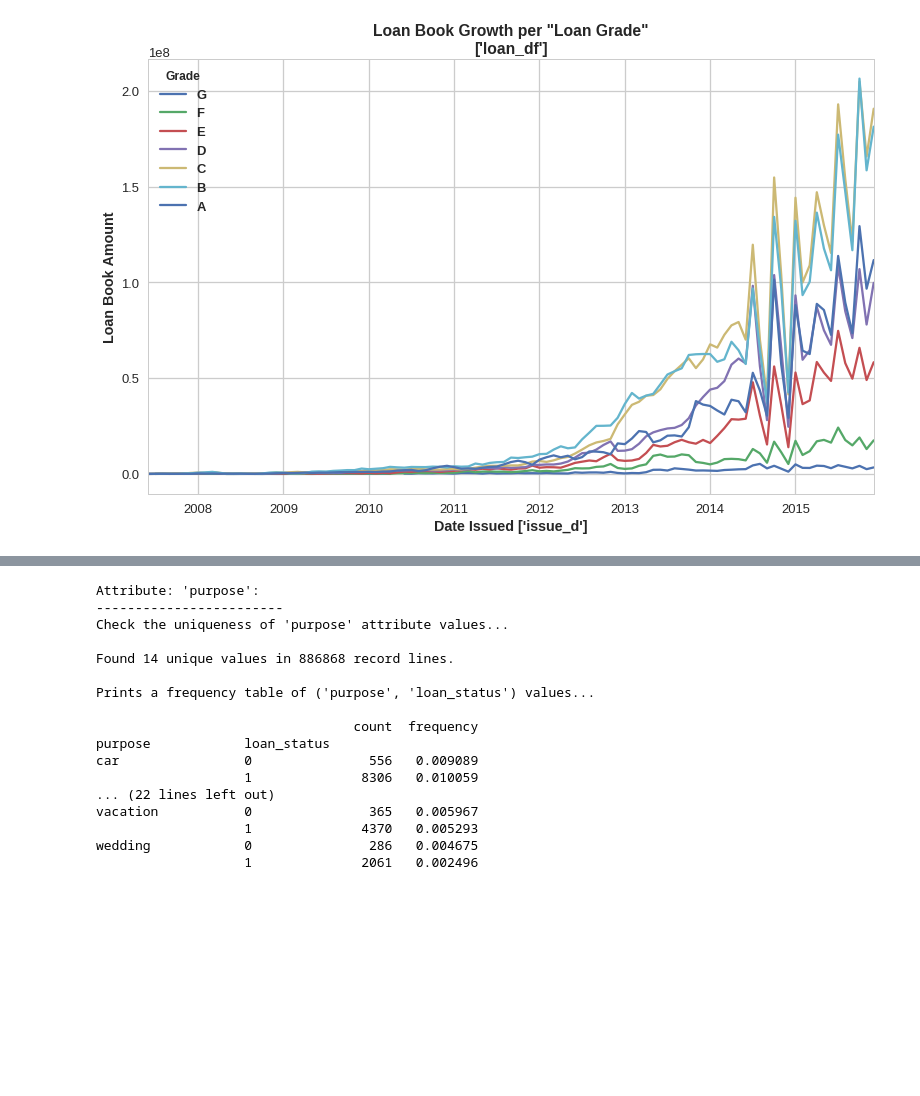
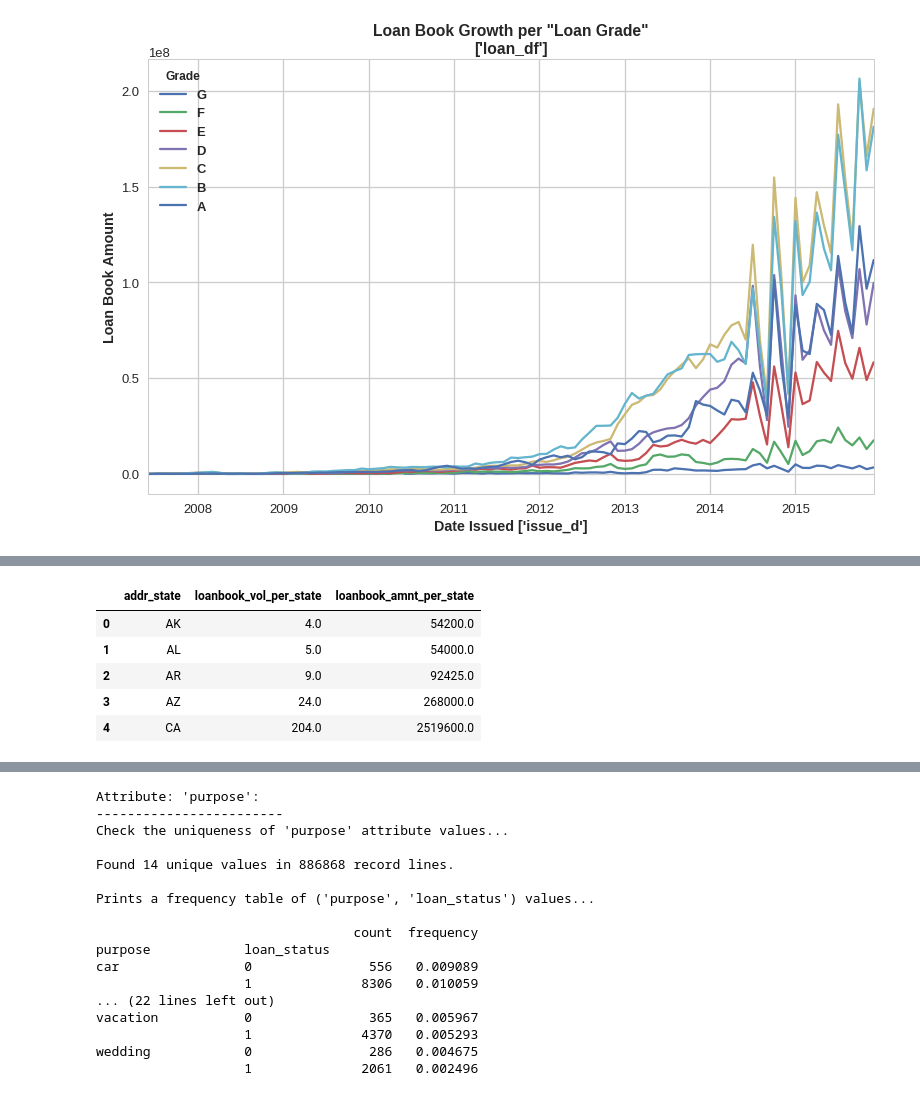
Before and after one commit to tgrammat/ML-Data_Challenges, a Jupyter notebook: Finance-Banking-Related/Lending Club Loan Data - Exploratory Data Analysis [Part I, Python notebook, kaggle].ipynb, the cells around one changed output, grey strips where cells are left out. Cells and saved outputs as stored; diff of their text form; code cells hidden in the pictures; blank space fills up the shorter version.

```diff
--- a/Finance-Banking-Related/Lending Club Loan Data - Exploratory Data Analysis [Part I, Python notebook, kaggle].ipynb
+++ b/Finance-Banking-Related/Lending Club Loan Data - Exploratory Data Analysis [Part I, Python notebook, kaggle].ipynb
@@ -868,0 +886,14 @@ plt.show()
+# %%
+# Compute the "Loan Book Amount & Volume" per "US State"
+grouped = loan_df.loc[:1000,:].groupby(by=['addr_state'])
+grouped_agg = grouped['loan_amnt'].agg({'loanbook_amnt_per_state': np.sum,
+                                        'loanbook_vol_per_state': np.count_nonzero})
+grouped_agg_df = grouped_agg.reset_index()
+grouped_agg_df.head()
+# %% [output]
+|  | addr_state | loanbook_vol_per_state | loanbook_amnt_per_state |
+| 0 | AK | 4.0 | 54200.0 |
+| 1 | AL | 5.0 | 54000.0 |
+| 2 | AR | 9.0 | 92425.0 |
+| 3 | AZ | 24.0 | 268000.0 |
+| 4 | CA | 204.0 | 2519600.0 |
```
Also changed, not shown: parts of 9 cells of this notebook.
